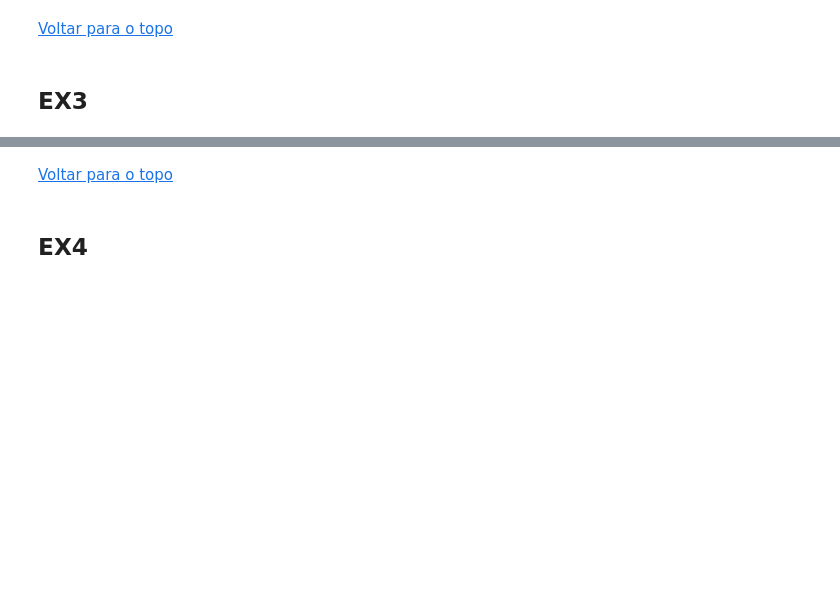
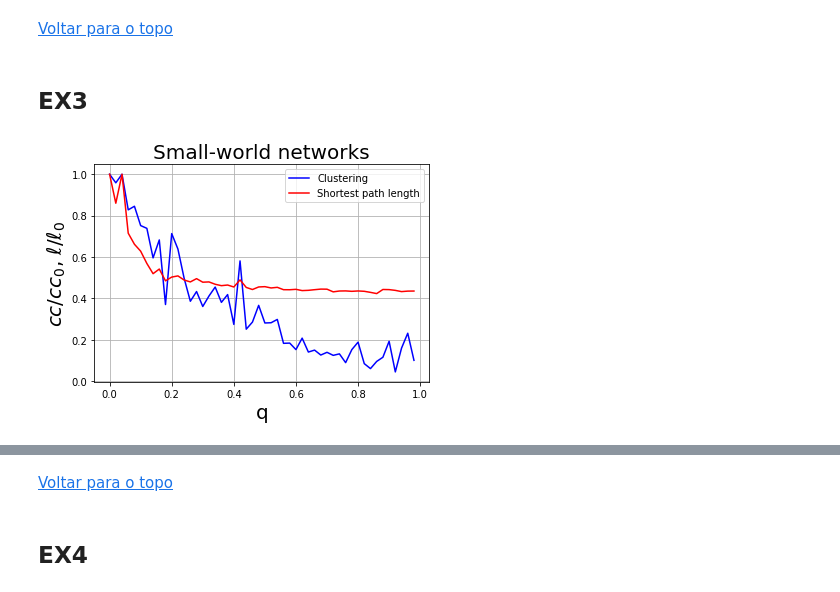
Before and after one commit to Micanga/sme0130_redes_complexas, a Jupyter notebook: projeto3.ipynb, the cells around one changed output, grey strips where cells are left out. Drawn from its saved outputs; the diff is of its cells as text; code cells hidden in the pictures; blank space fills up the shorter version.

```diff
--- a/projeto3.ipynb
+++ b/projeto3.ipynb
@@ -300,0 +295,46 @@ grafico p x k
+# %%
+def degree_distribution(G):
+    vk = dict(G.degree())
+    vk = list(vk.values())  # we get only the degree values
+    vk = np.array(vk)
+    maxk = np.max(vk)
+    mink = np.min(vk)
+    kvalues= arange(0,maxk+1) # possible values of k
+    Pk = np.zeros(maxk+1) # P(k)
+    for k in vk:
+        Pk[k] = Pk[k] + 1
+    Pk = Pk/sum(Pk) # the sum of the elements of P(k) must to be equal to one
+    return kvalues,Pk
+
+def momment_of_degree_distribution(G,m):
+    k,Pk = degree_distribution(G)
+    M = sum((k**m)*Pk)
+    return M
+# %%
+N = 50
+av_degree = 8
+k = int(av_degree/2)
+vcc = []
+vl = []
+vq = []
+vk = []
+for q in np.arange(0, 1, 0.02): #q is the rewiring probability
+    G = nx.watts_strogatz_graph(N, k, q, seed=None)
+    cc = nx.average_clustering(G)
+    vcc.append(cc)
+    l = nx.average_shortest_path_length(G)
+    k2 = momment_of_degree_distribution(G,2)
+    vk.append(k2)
+    vl.append(l)
+    vq.append(q)
+plt.figure()
+plt.plot(vq,np.array(vcc)/vcc[0],'b', label='Clustering')
+plt.plot(vq,np.array(vl)/vl[0],'r', label='Shortest path length')
+plt.xlabel("q", fontsize=20)
+plt.ylabel("$cc/cc_0$, $\ell/\ell_0$", fontsize=20)
+plt.title("Small-world networks", fontsize=20)
+plt.legend()
+plt.grid(True)
+plt.show();
+# %% [output]
+[figure, added]
```
Also changed, not shown: parts of 12 cells of this notebook.
